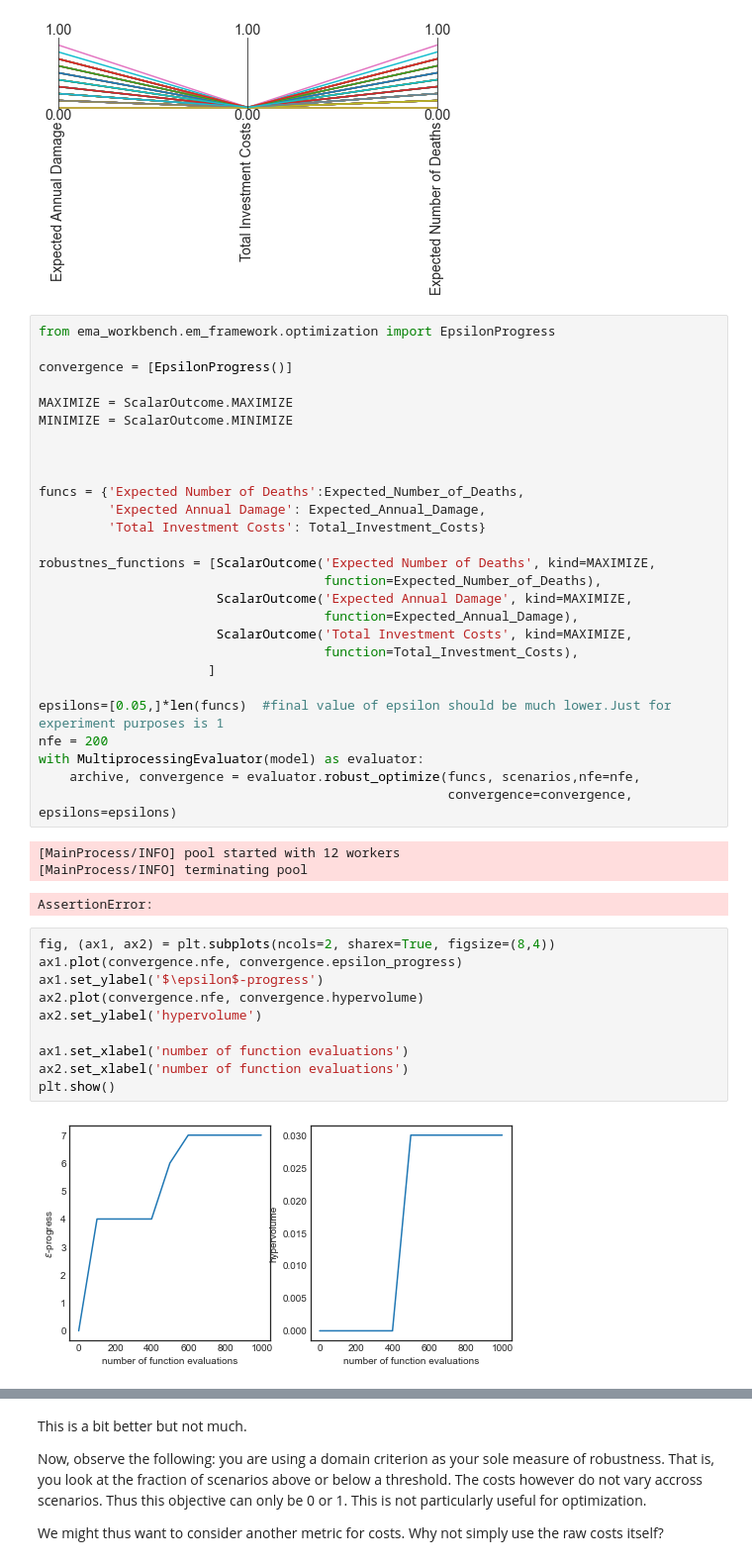
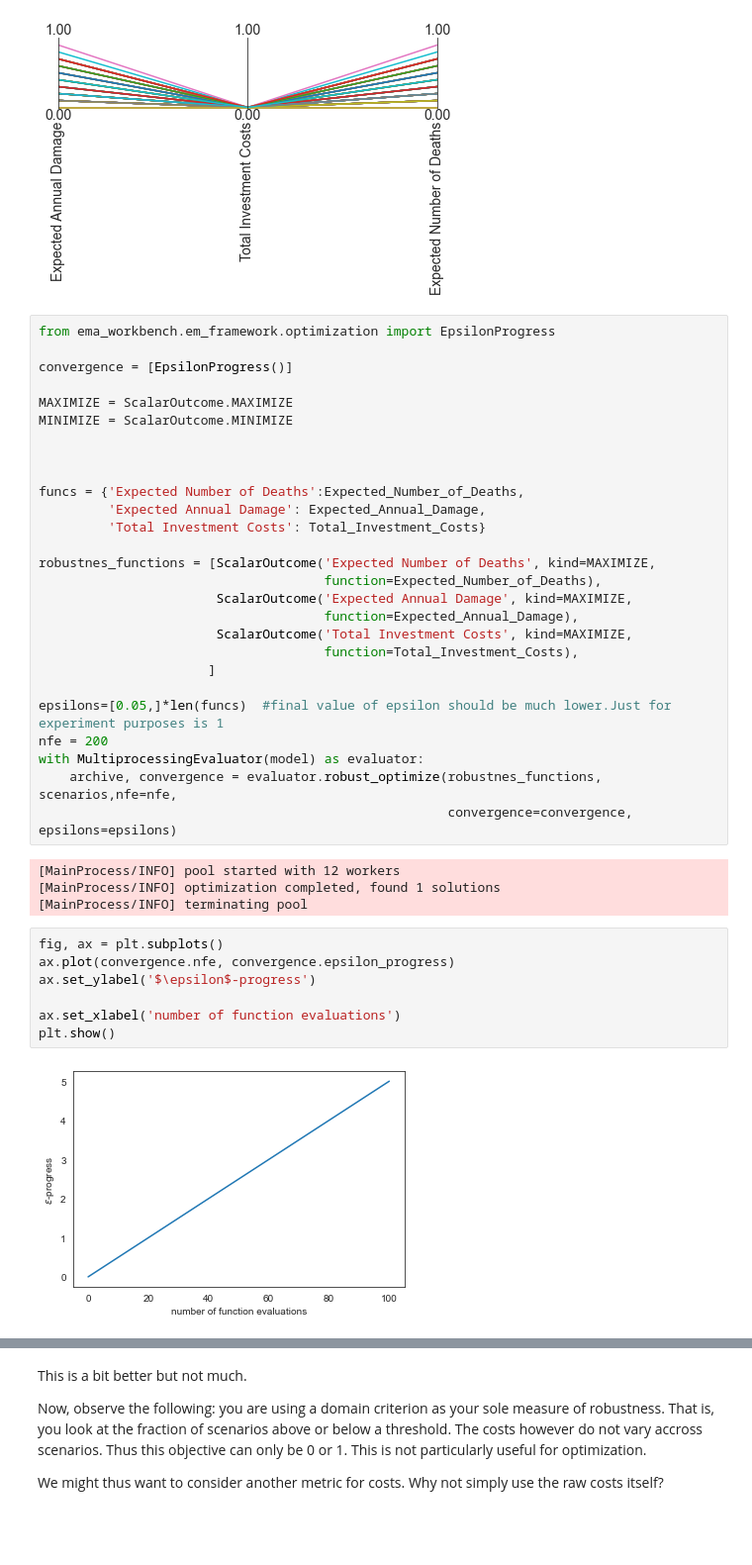
Before and after one commit to quaquel/epa141A_open, a Jupyter notebook: final assignment/Optimization Moro.ipynb, the cells around one changed output, grey strips where cells are left out. Shown at 99% size. Cells and saved outputs as stored; diff of their text form; blank space fills up the shorter version.

Commit message:
closes #7
code now runs. Note that the number of NFE is stupidly low just to save compute time on my desktop while servers are busy with other tasks

```diff
--- a/final assignment/Optimization Moro.ipynb
+++ b/final assignment/Optimization Moro.ipynb
@@ -179,24 +179,21 @@ robustnes_functions = [ScalarOutcome('Expected Number of Deaths', kind=MAXIMIZE,
 epsilons=[0.05,]*len(funcs)  #final value of epsilon should be much lower.Just for experiment purposes is 1
 nfe = 200
 with MultiprocessingEvaluator(model) as evaluator:
-    archive, convergence = evaluator.robust_optimize(funcs, scenarios,nfe=nfe,
+    archive, convergence = evaluator.robust_optimize(robustnes_functions, scenarios,nfe=nfe,
                                                      convergence=convergence, epsilons=epsilons)
 # %% [output]
 [MainProcess/INFO] pool started with 12 workers
+[MainProcess/INFO] optimization completed, found 1 solutions
 [MainProcess/INFO] terminating pool
-AssertionError:
 # %%
-fig, (ax1, ax2) = plt.subplots(ncols=2, sharex=True, figsize=(8,4))
-ax1.plot(convergence.nfe, convergence.epsilon_progress)
-ax1.set_ylabel('$\epsilon$-progress')
-ax2.plot(convergence.nfe, convergence.hypervolume)
-ax2.set_ylabel('hypervolume')
+fig, ax = plt.subplots()
+ax.plot(convergence.nfe, convergence.epsilon_progress)
+ax.set_ylabel('$\epsilon$-progress')
 
-ax1.set_xlabel('number of function evaluations')
-ax2.set_xlabel('number of function evaluations')
+ax.set_xlabel('number of function evaluations')
 plt.show()
 # %% [output]
-[figure, old version]
+[figure, new version]
 # %%
 from ema_workbench.analysis import parcoords
 
```
Also changed, not shown: parts of 13 cells of this notebook.
